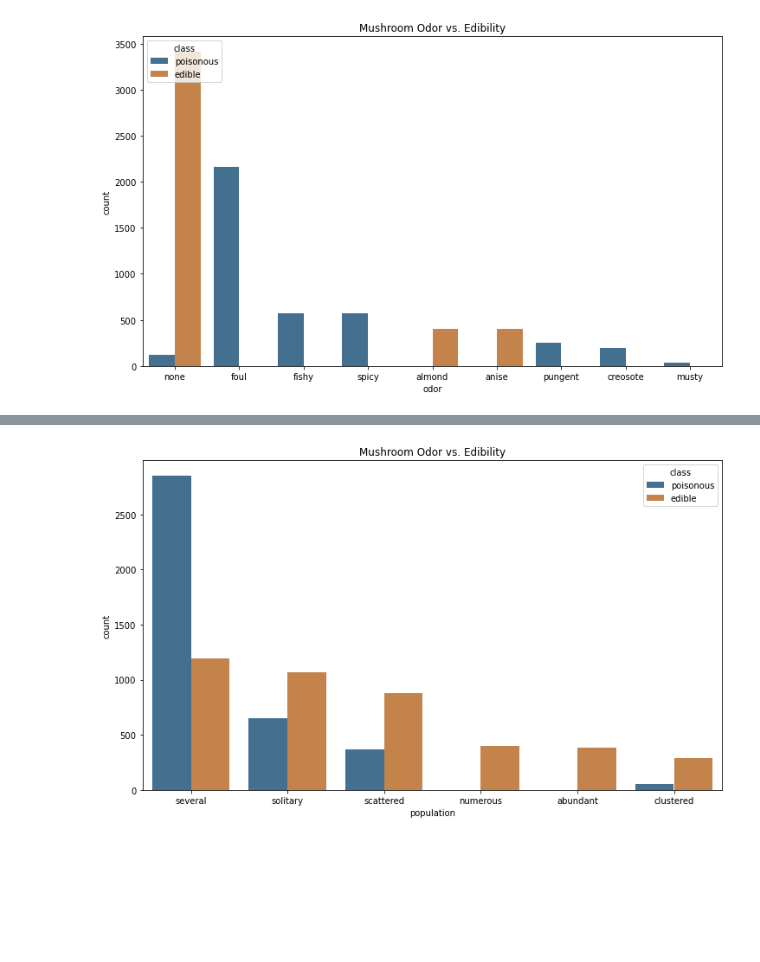
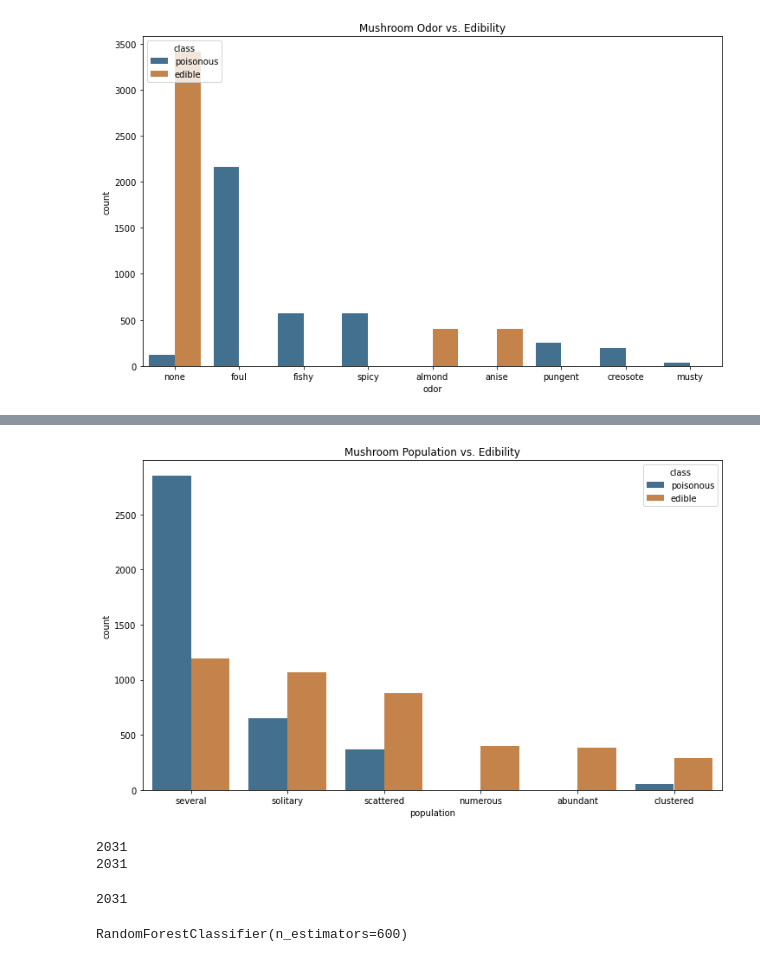
Before and after one commit to AndrwNgyn/mushroom-classification, a Jupyter notebook: Mushroom Classification.ipynb, the cells around one changed output, grey strips where cells are left out. Cells and saved outputs as stored; diff of their text form; code cells hidden in the pictures; blank space fills up the shorter version.

```diff
--- a/Mushroom Classification.ipynb
+++ b/Mushroom Classification.ipynb
@@ -126,5 +126,5 @@ odor_class_plt = sns.countplot(x = 'habitat', data = data, hue = 'class', order
-# %%
-plt.figure(figsize=(12,7))
-odor_class_plt = sns.countplot(x = 'population', data = data, hue = 'class', order = data['population'].value_counts().index, saturation = 0.5).set(title = "Mushroom Odor vs. Edibility")
-# %% [output]
-[figure, removed]
+# %%
+plt.figure(figsize=(12,7))
+odor_class_plt = sns.countplot(x = 'population', data = data, hue = 'class', order = data['population'].value_counts().index, saturation = 0.5).set(title = "Mushroom Population vs. Edibility")
+# %% [output]
+[figure, added]
@@ -130,0 +140,21 @@ odor_class_plt = sns.countplot(x = 'population', data = data, hue = 'class', ord
+# %%
+# Split data to prepare for training with models
+from sklearn.model_selection import train_test_split
+X_train, X_test, y_train, y_test = train_test_split(x, y, test_size = 0.25, random_state= 101)
+print(len(X_test))
+print(len(y_test))
+# %% [output]
+2031
+2031
+# %%
+# After splitting our datasets, we must scale the data in accordance to the training data to keep training consistent
+from sklearn.preprocessing import MinMaxScaler
+
+scaled = MinMaxScaler()
+scaled.fit(X_train)
+
+X_train = scaled.transform(X_train)
+X_test = scaled.transform(X_test)
+print(len(X_test))
+# %% [output]
+2031
@@ -130,0 +163,7 @@ odor_class_plt = sns.countplot(x = 'population', data = data, hue = 'class', ord
+# %%
+# MODEL 1: DECISION TREES AND RANDOM FORESTS
+from sklearn.ensemble import RandomForestClassifier
+rfc = RandomForestClassifier(n_estimators=600)
+rfc.fit(X_train,y_train)
+# %% [output]
+RandomForestClassifier(n_estimators=600)
```
Also changed, not shown: parts of 7 cells of this notebook.
